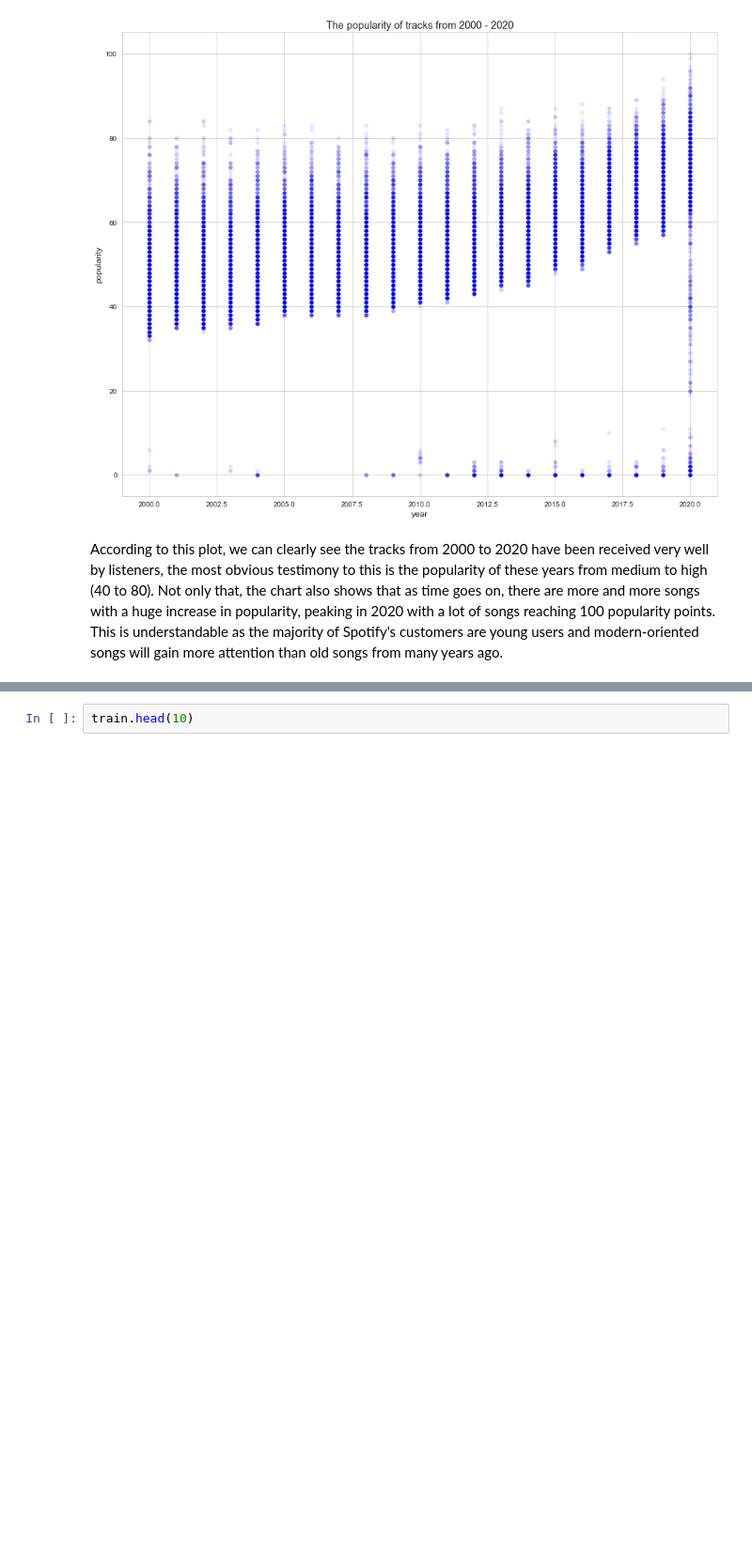
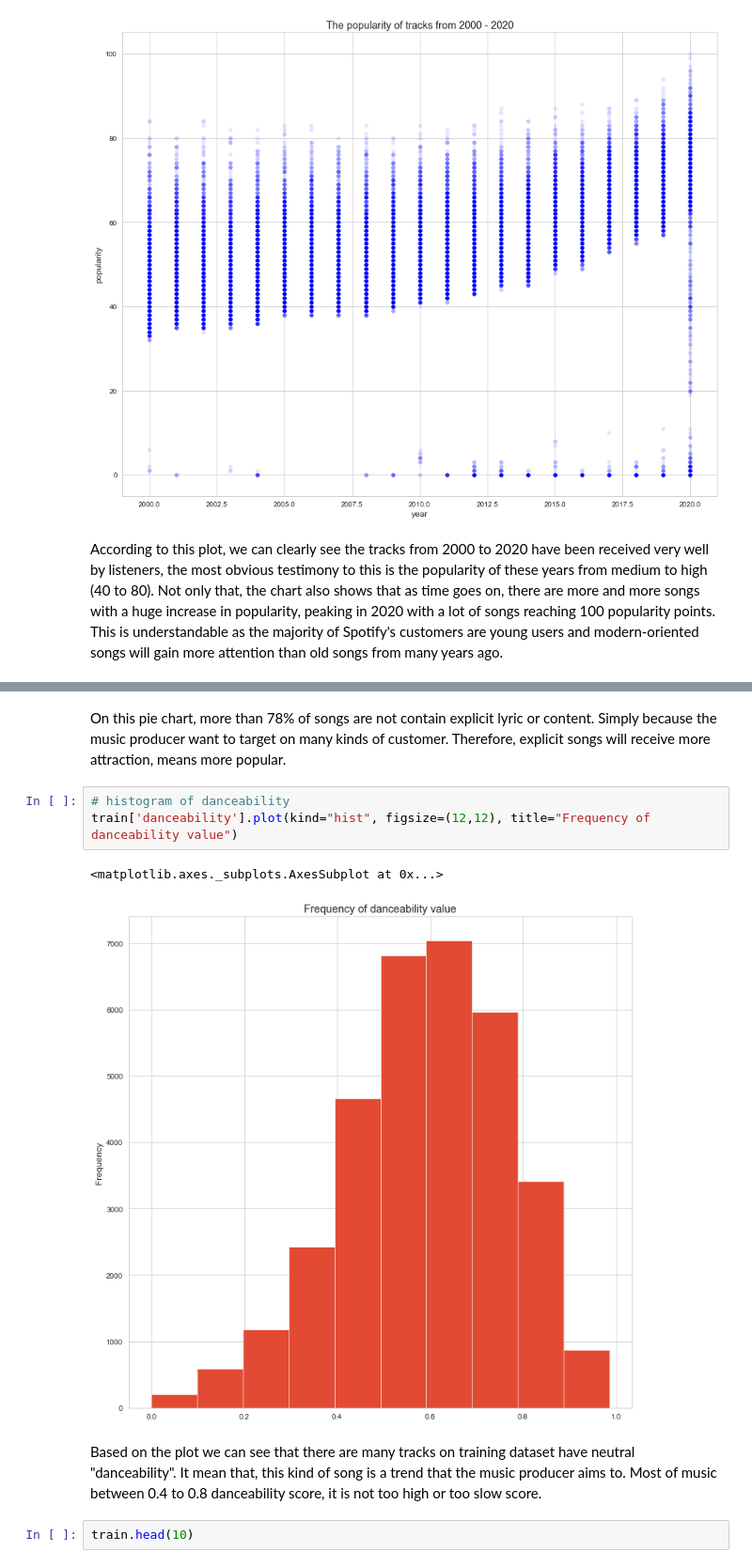
Before and after one commit to quangLinh9038/pds-group-project, a Jupyter notebook: assignment3.ipynb, the cells around one changed output, grey strips where cells are left out. Shown: that part at 94% size. Drawn from its saved outputs; the diff is of its cells as text; blank space fills up the shorter version.

```diff
--- a/assignment3.ipynb
+++ b/assignment3.ipynb
@@ -405,3 +420,13 @@ train['year'].value_counts().plot(kind='pie', title="Number of Songs each year f
+# %% [markdown]
+On this pie chart, more than 78% of songs are not contain explicit lyric or content. Simply because the music producer want to target on many kinds of customer. Therefore, explicit songs will receive more attraction, means more popular.
+# %%
+# histogram of danceability
+train['danceability'].plot(kind="hist", figsize=(12,12), title="Frequency of danceability value")
+# %% [output]
+<matplotlib.axes._subplots.AxesSubplot at 0x...>
+[figure, added]
+# %% [markdown]
+Based on the plot we can see that there are many tracks on training dataset have neutral "danceability". It mean that, this kind of song is a trend that the music producer aims to. Most of music between 0.4 to 0.8 danceability score, it is not too high or too slow score.
 # %%
 train.head(10)
 # %% [output]
```
Also changed, not shown: parts of 13 cells of this notebook, 2 other files.
